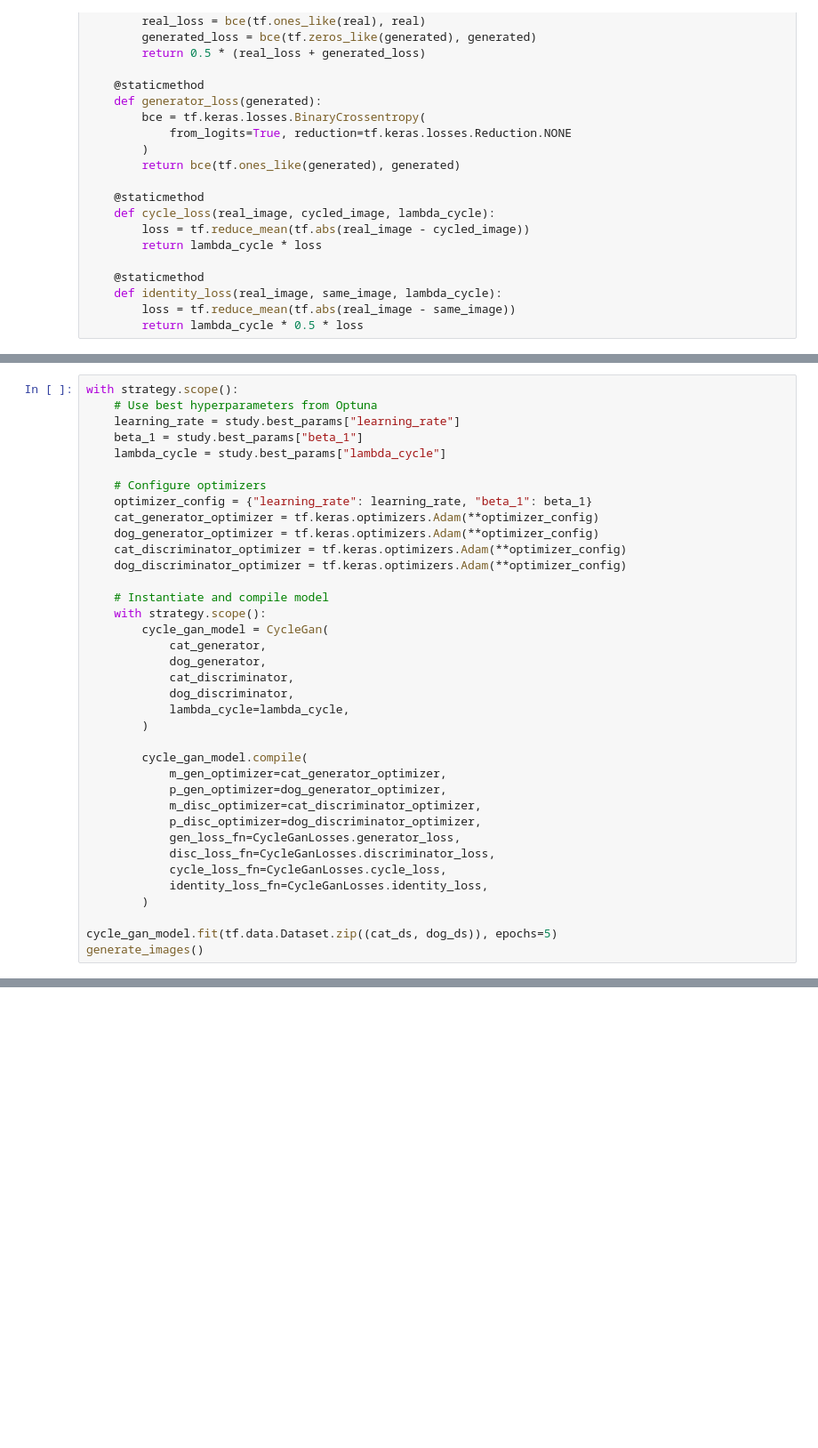
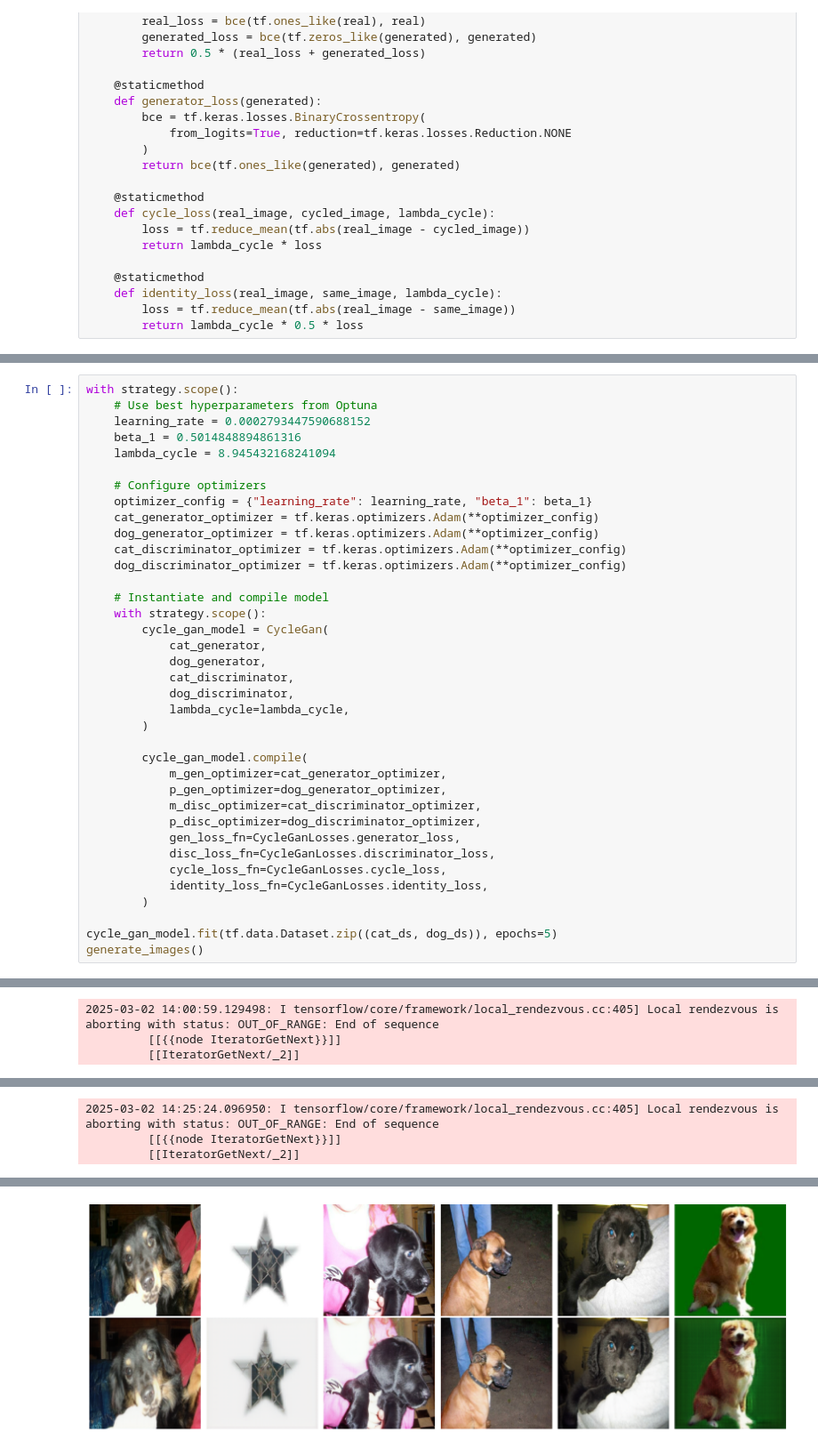
Before and after one commit to davidhwilliams/catdog-image-translation, a Jupyter notebook: catdog-image-translation.ipynb, the cells around one changed output, grey strips where cells are left out. Shown at 89% size. Cells and saved outputs as stored; diff of their text form; blank space fills up the shorter version.

```diff
--- a/catdog-image-translation.ipynb
+++ b/catdog-image-translation.ipynb
@@ -757,9 +1115,9 @@ Trial completed with loss: 1.3582993745803833
 # %%
 with strategy.scope():
     # Use best hyperparameters from Optuna
-    learning_rate = study.best_params["learning_rate"]
-    beta_1 = study.best_params["beta_1"]
-    lambda_cycle = study.best_params["lambda_cycle"]
+    learning_rate = 0.0002793447590688152
+    beta_1 = 0.5014848894861316
+    lambda_cycle = 8.945432168241094
 
     # Configure optimizers
     optimizer_config = {"learning_rate": learning_rate, "beta_1": beta_1}
@@ -816,0 +1164,3 @@ Detected at node StatefulPartitionedCall defined at (most recent call last):
+2025-03-02 14:00:59.129498: I tensorflow/core/framework/local_rendezvous.cc:405] Local rendezvous is aborting with status: OUT_OF_RANGE: End of sequence
+         [[{{node IteratorGetNext}}]]
+         [[IteratorGetNext/_2]]
@@ -816,0 +1171,3 @@ Detected at node StatefulPartitionedCall defined at (most recent call last):
+2025-03-02 14:25:24.096950: I tensorflow/core/framework/local_rendezvous.cc:405] Local rendezvous is aborting with status: OUT_OF_RANGE: End of sequence
+         [[{{node IteratorGetNext}}]]
+         [[IteratorGetNext/_2]]
@@ -816,0 +1177 @@ Detected at node StatefulPartitionedCall defined at (most recent call last):
+[figure, added]
```
Also changed, not shown: parts of 23 cells of this notebook.
